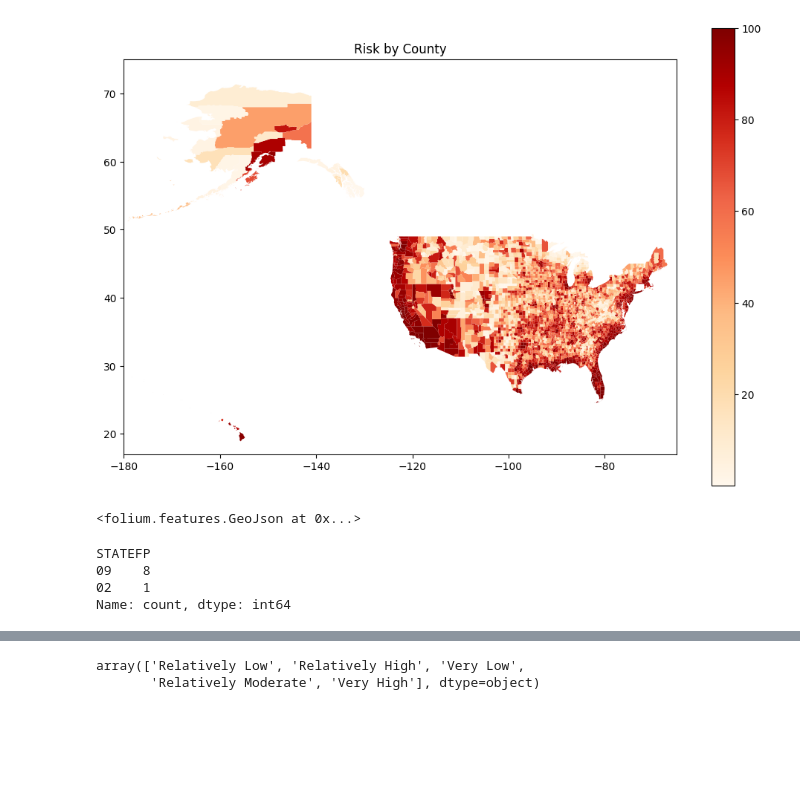
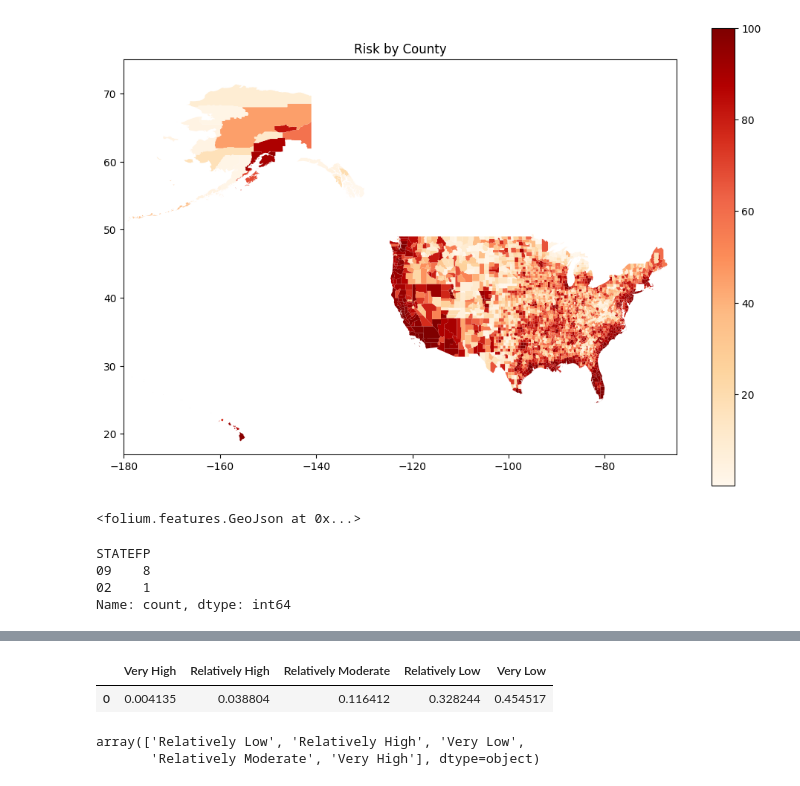
Before and after one commit to farnhamh/CS124H-Group-3, a Jupyter notebook: max/project.ipynb, the cells around one changed output, grey strips where cells are left out. Cells and saved outputs as stored; diff of their text form; code cells hidden in the pictures; blank space fills up the shorter version.

Commit message:
finish part

```diff
--- a/max/project.ipynb
+++ b/max/project.ipynb
@@ -530,3 +510,16 @@ df_with_geoid[(df_with_geoid["RISK_RATNG"] == "Very High") & (df_with_geoid["PER
+# %%
+# Analysis Risk Score
+# Trying to analysis the risk score of each race. will finish this part by Thursday tho
+white_live_vh = len(df_with_geoid[(df_with_geoid["RISK_RATNG"] == "Very High") & (df_with_geoid["PERCENT_WHITE"] > 0.5)])/len(df_with_geoid)
+white_live_rm= len(df_with_geoid[(df_with_geoid["RISK_RATNG"] == "Relatively Moderate") & (df_with_geoid["PERCENT_WHITE"] > 0.5)])/len(df_with_geoid)
+white_live_rh = len(df_with_geoid[(df_with_geoid["RISK_RATNG"] == "Relatively High") & (df_with_geoid["PERCENT_WHITE"] > 0.5)])/len(df_with_geoid)
+white_live_rl = len(df_with_geoid[(df_with_geoid["RISK_RATNG"] == "Relatively Low") & (df_with_geoid["PERCENT_WHITE"] > 0.5)])/len(df_with_geoid)
+white_live_vl = len(df_with_geoid[(df_with_geoid["RISK_RATNG"] == "Very Low") & (df_with_geoid["PERCENT_WHITE"] > 0.5)])/len(df_with_geoid)
+df_white_risk = pd.DataFrame({'Very High': white_live_vh, 'Relatively High': white_live_rh, 'Relatively Moderate': white_live_rm, 'Relatively Low': white_live_rl, 'Very Low': white_live_vl}, index=[0])
+df_white_risk
+# %% [output]
+|  | Very High | Relatively High | Relatively Moderate | Relatively Low | Very Low |
+| 0 | 0.004135 | 0.038804 | 0.116412 | 0.328244 | 0.454517 |
 # %%
 df_with_geoid["RISK_RATNG"].unique()
 # %% [output]
```
Also changed, not shown: parts of 1 cell of this notebook.
